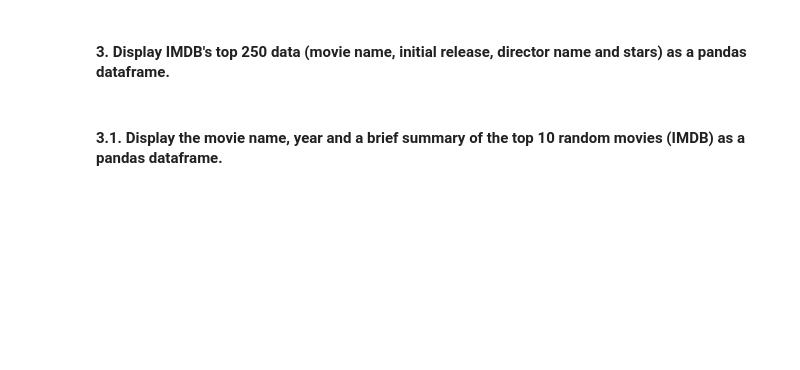
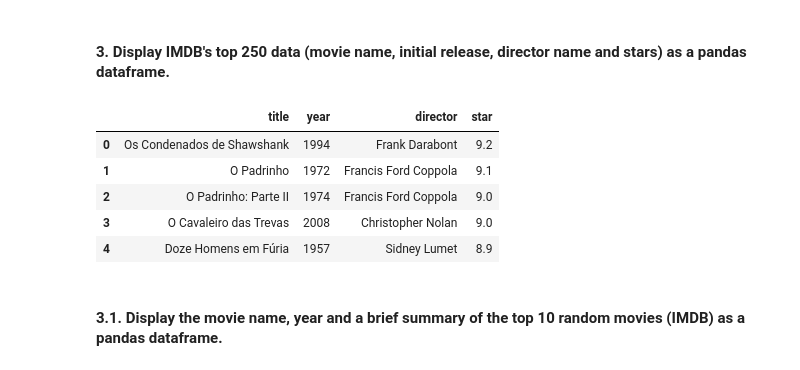
Before and after one commit to ta-data-lis/lab-web-scraping, a Jupyter notebook: your-code/main.ipynb, the cells around one changed output. Saved outputs shown, nothing was run; the diff lists cells and outputs as text; code cells hidden in the pictures; blank space fills up the shorter version.

```diff
--- a/your-code/main.ipynb
+++ b/your-code/main.ipynb
@@ -125,3 +194,28 @@ url = 'https://www.imdb.com/chart/top'
+# %%
+response=requests.get(url)
+soup= BeautifulSoup(response.content, features= "lxml")
+
+movies = soup.find_all('td', attrs= { 'class' : 'titleColumn'})
+star = soup.find_all('td', attrs= { 'class' : 'ratingColumn imdbRating'})
+director=[i.find("a")["title"].split(",")[0][:-7] for i in movies]
+title=[i.find("a").get_text() for i in movies]
+year=[i.find("span").get_text()[1:-1] for i in movies]
+star=[i.get_text(strip=True) for i in star]
+
+top250_df= pd.DataFrame(title)
+
+top250_df["year"]=year
+top250_df["director"]=director
+top250_df["star"]=star
+top250_df=top250_df.rename(columns={0 : "title"})
+top250_df.head()
+# %% [output]
+|  | title | year | director | star |
+| 0 | Os Condenados de Shawshank | 1994 | Frank Darabont | 9.2 |
+| 1 | O Padrinho | 1972 | Francis Ford Coppola | 9.1 |
+| 2 | O Padrinho: Parte II | 1974 | Francis Ford Coppola | 9.0 |
+| 3 | O Cavaleiro das Trevas | 2008 | Christopher Nolan | 9.0 |
+| 4 | Doze Homens em Fúria | 1957 | Sidney Lumet | 8.9 |
 # %% [markdown]
 #### 3.1. Display the movie name, year and a brief summary of the top 10 random movies (IMDB) as a pandas dataframe.
 # %%
```
Also changed, not shown: parts of 17 cells of this notebook.
